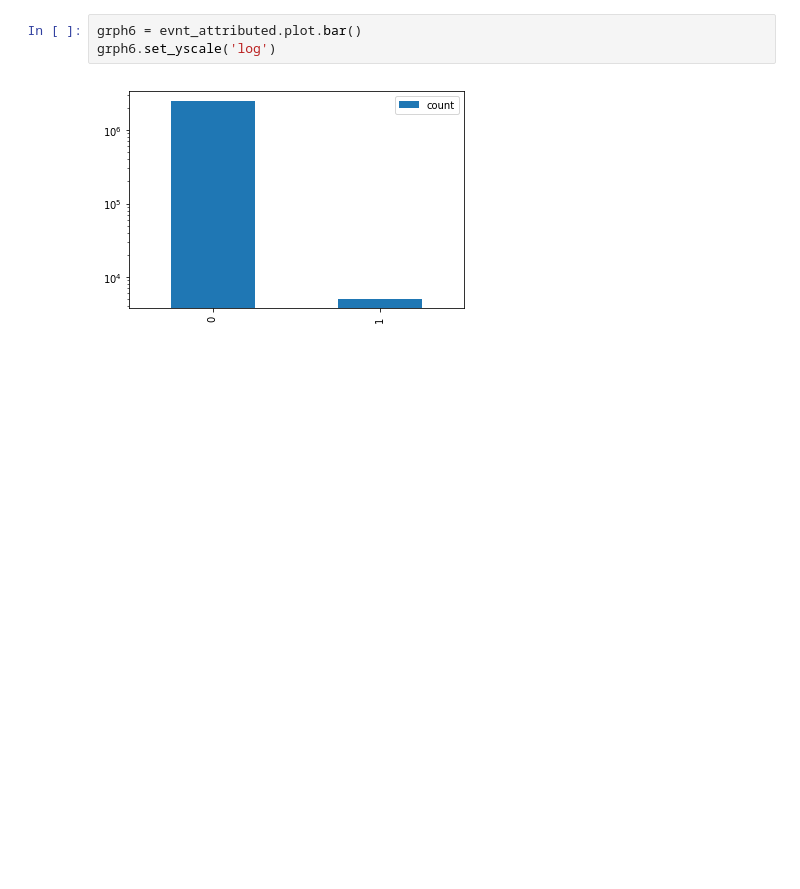
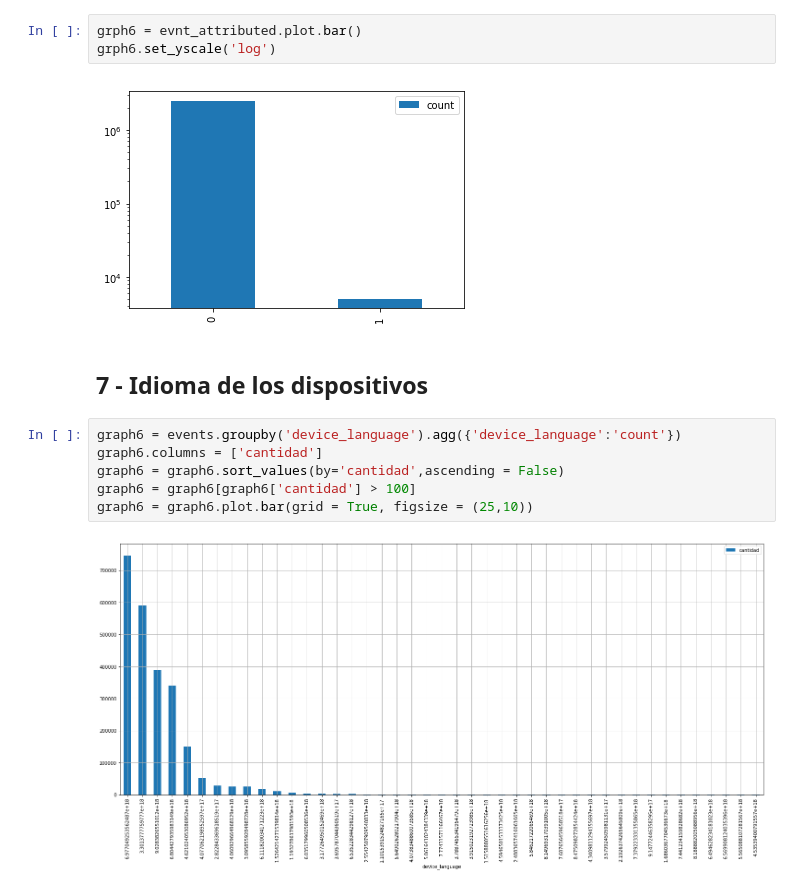
Before and after one commit to sberoch/Datos, a Jupyter notebook: events.ipynb, the cells around one changed output. Drawn from its saved outputs; the diff is of its cells as text; blank space fills up the shorter version.

```diff
--- a/events.ipynb
+++ b/events.ipynb
@@ -180,3 +180,13 @@ grph6 = evnt_attributed.plot.bar()
 grph6.set_yscale('log')
 # %% [output]
 [figure]
+# %% [markdown]
+## 7 - Idioma de los dispositivos
+# %%
+graph6 = events.groupby('device_language').agg({'device_language':'count'})
+graph6.columns = ['cantidad']
+graph6 = graph6.sort_values(by='cantidad',ascending = False)
+graph6 = graph6[graph6['cantidad'] > 100]
+graph6 = graph6.plot.bar(grid = True, figsize = (25,10))
+# %% [output]
+[figure, added]
```
Also changed, not shown: 1 other file.
